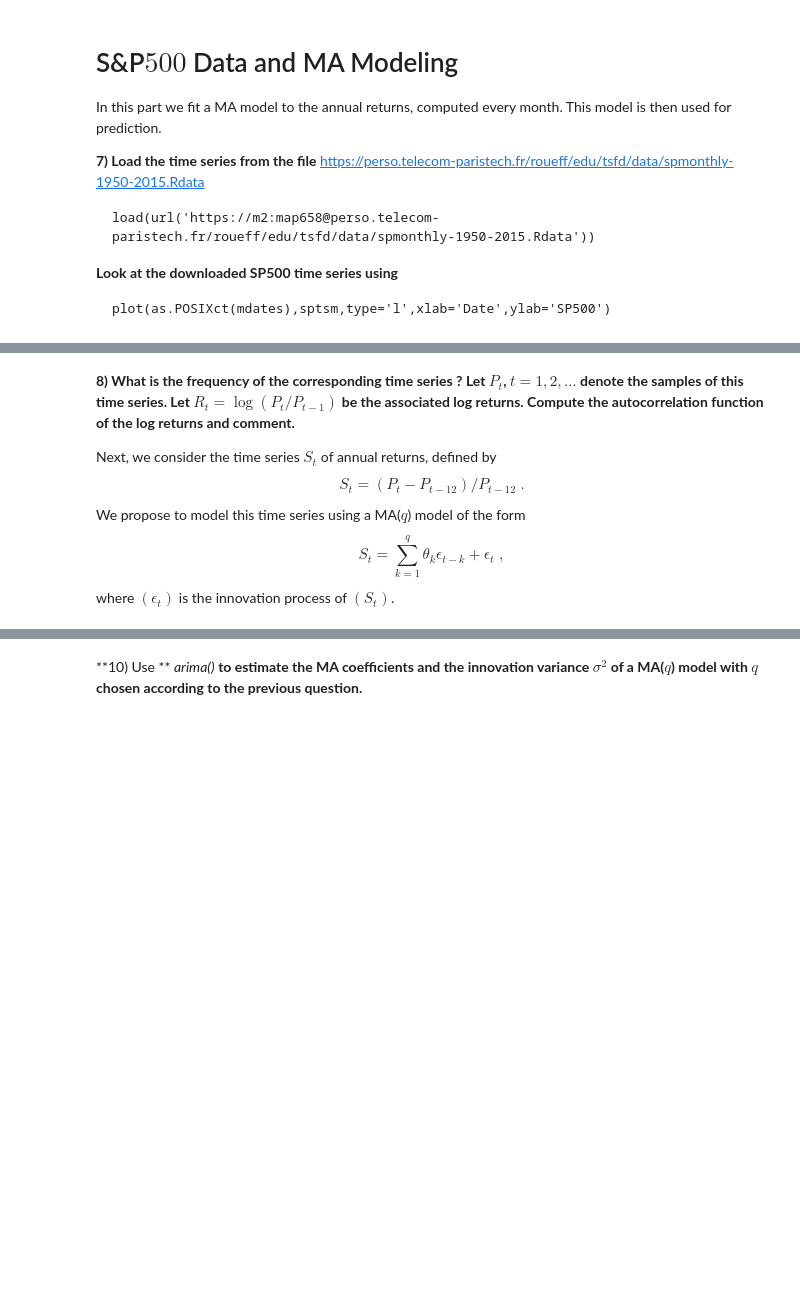
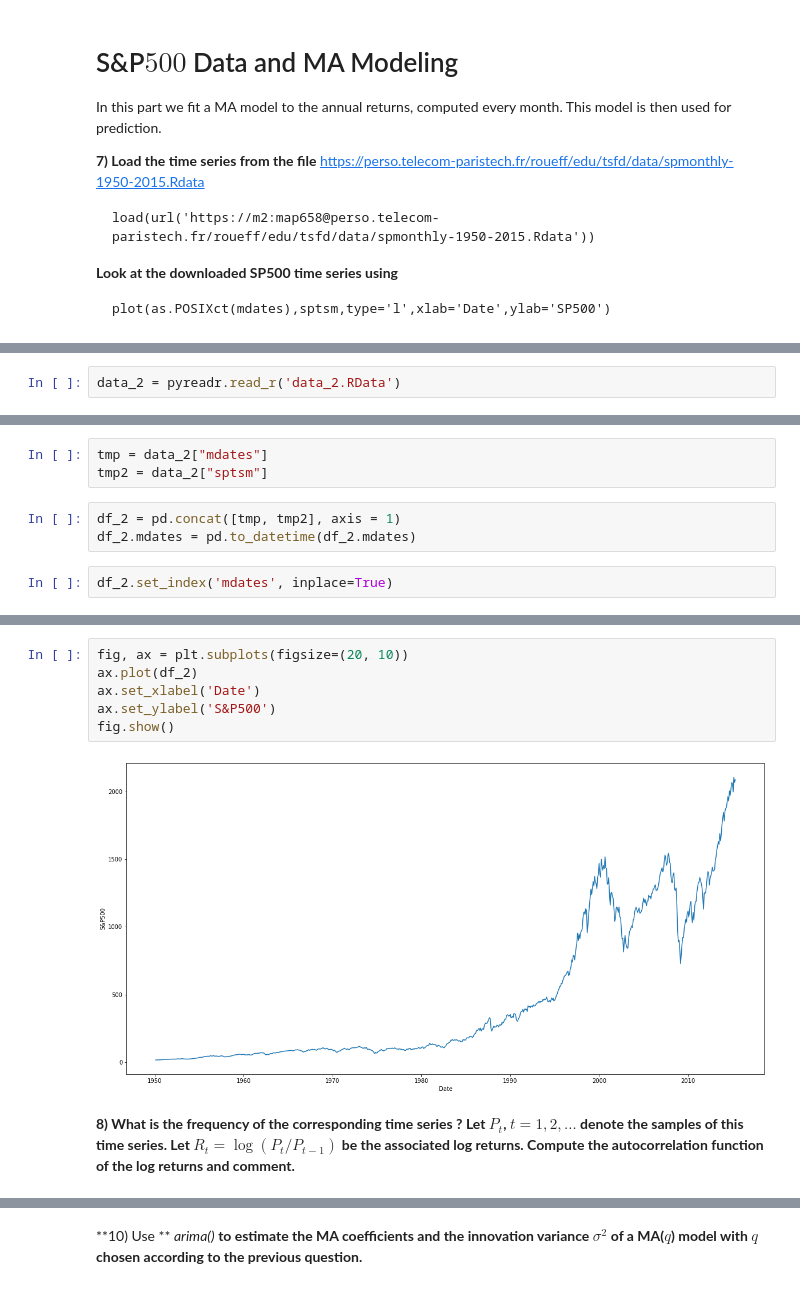
Before and after one commit to SushiFou/Time-Series---Financial-Data-, a Jupyter notebook: TP1_Time_Series_Kervella.ipynb, the cells around one changed output, grey strips where cells are left out. Cells and saved outputs as stored; diff of their text form; blank space fills up the shorter version.

```diff
--- a/TP1_Time_Series_Kervella.ipynb
+++ b/TP1_Time_Series_Kervella.ipynb
@@ -334,0 +380,2 @@ plot(as.POSIXct(mdates),sptsm,type='l',xlab='Date',ylab='SP500')
+# %%
+data_2 = pyreadr.read_r('data_2.RData')
@@ -334,0 +386,8 @@ plot(as.POSIXct(mdates),sptsm,type='l',xlab='Date',ylab='SP500')
+# %%
+tmp = data_2["mdates"]
+tmp2 = data_2["sptsm"]
+# %%
+df_2 = pd.concat([tmp, tmp2], axis = 1)
+df_2.mdates = pd.to_datetime(df_2.mdates)
+# %%
+df_2.set_index('mdates', inplace=True)
@@ -335,15 +404,13 @@ plot(as.POSIXct(mdates),sptsm,type='l',xlab='Date',ylab='SP500')
+# %%
+fig, ax = plt.subplots(figsize=(20, 10))
+ax.plot(df_2)
+ax.set_xlabel('Date')
+ax.set_ylabel('S&P500')
+fig.show()
+# %% [output]
+[figure, added]
 # %% [markdown]
 **8) What is the frequency of the corresponding time series ?  Let $P_t$,
 	$t=1,2,\dots$ denote the samples of this time series. Let
 	$R_t=\log(P_t/P_{t-1})$ be the associated log returns. Compute the
 	autocorrelation function of the log returns and comment.**
-
-Next, we consider the time series $S_t$ of annual returns, defined by
-$$
-S_t=(P_t-P_{t-12})/P_{t-12} \;.
-$$
-We propose to model this time series using a MA($q$) model of the form
-$$
- S_t=\sum_{k=1}^q \theta_k \epsilon_{t-k} + \epsilon_t\;,
-$$
-where $(\epsilon_t)$ is the innovation process of $(S_t)$.
```
Also changed, not shown: parts of 41 cells of this notebook.
